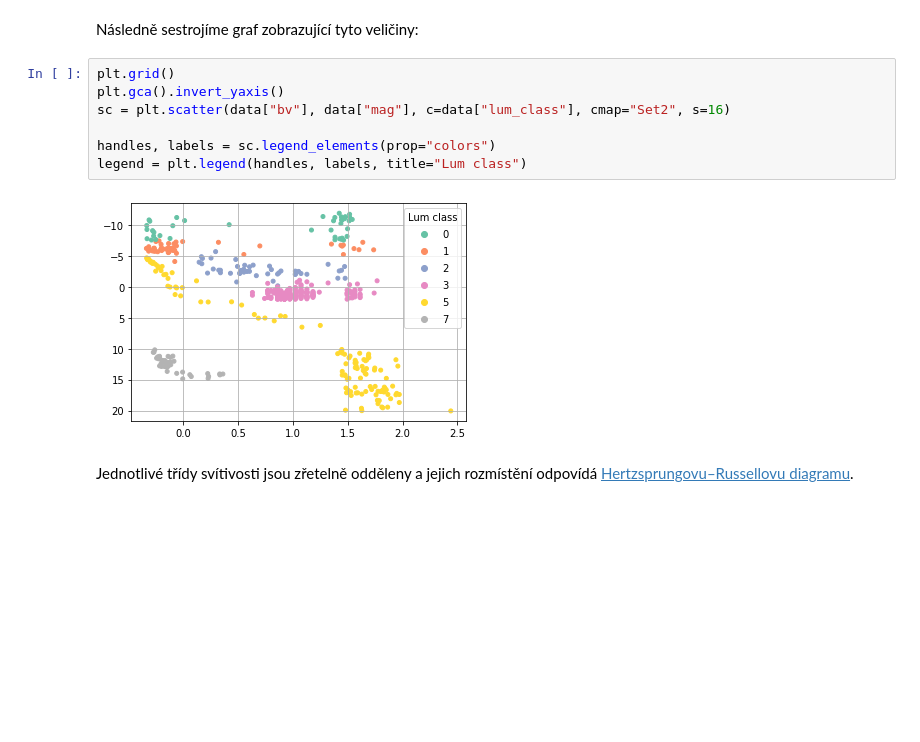
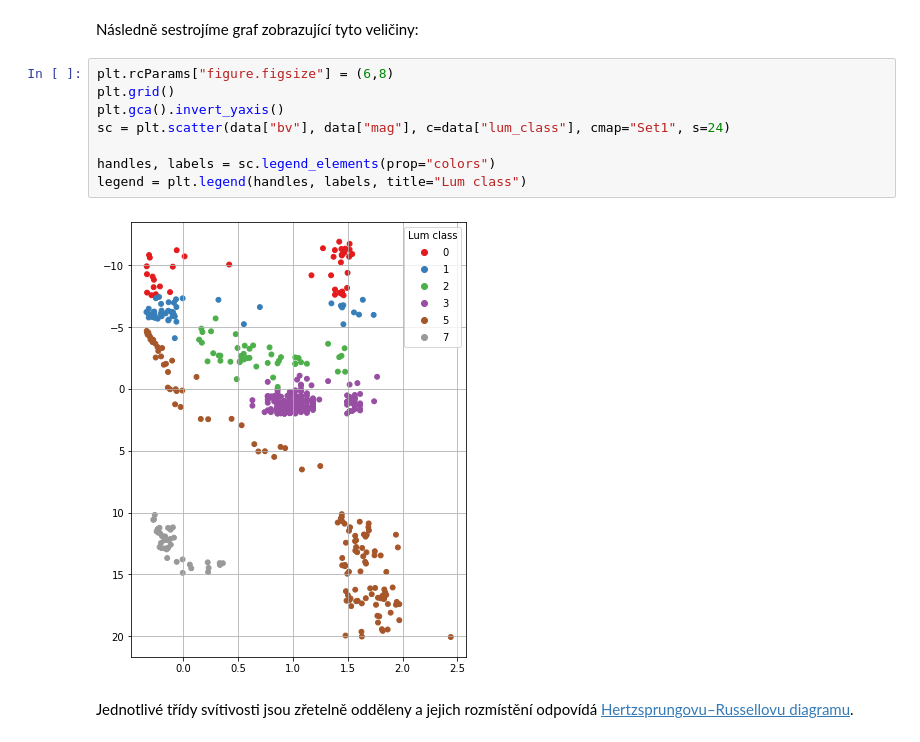
Before and after one commit to michalstruna/exoplanets-ai, a Jupyter notebook: data/lum_class/lum_class.ipynb, the cells around one changed output. Drawn from its saved outputs; the diff is of its cells as text; blank space fills up the shorter version.

```diff
--- a/data/lum_class/lum_class.ipynb
+++ b/data/lum_class/lum_class.ipynb
@@ -57,14 +57,15 @@ data
 # %% [markdown]
 Následně sestrojíme graf zobrazující tyto veličiny:
 # %%
+plt.rcParams["figure.figsize"] = (6,8)
 plt.grid()
 plt.gca().invert_yaxis()
-sc = plt.scatter(data["bv"], data["mag"], c=data["lum_class"], cmap="Set2", s=16)
+sc = plt.scatter(data["bv"], data["mag"], c=data["lum_class"], cmap="Set1", s=24)
 
 handles, labels = sc.legend_elements(prop="colors")
 legend = plt.legend(handles, labels, title="Lum class")
 # %% [output]
-[figure, old version]
+[figure, new version]
 # %% [markdown]
 Jednotlivé třídy svítivosti jsou zřetelně odděleny a jejich rozmístění odpovídá [Hertzsprungovu–Russellovu diagramu](https://cs.wikipedia.org/wiki/Hertzsprung%C5%AFv%E2%80%93Russell%C5%AFv_diagram).
 # %% [markdown]
```
Also changed, not shown: parts of 4 cells of this notebook, 6 other files.
